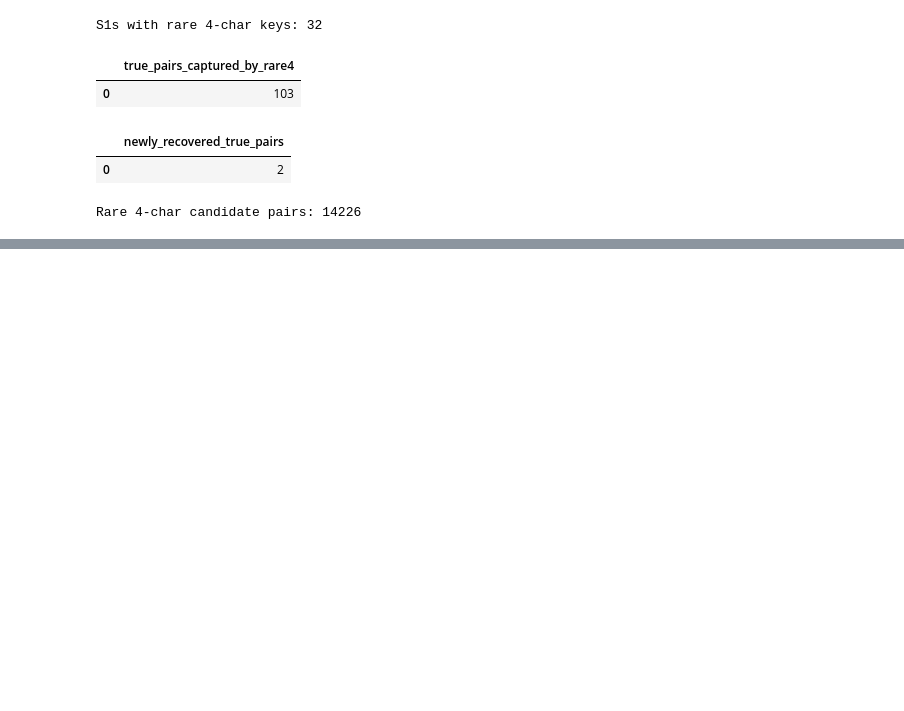
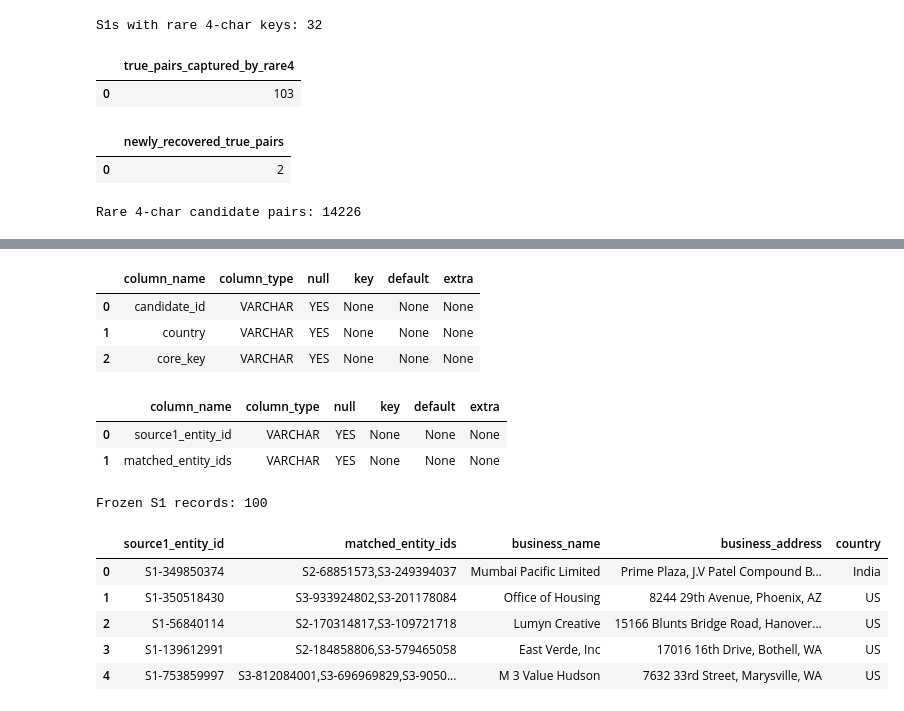
Before and after one commit to anjaliSharma8/amazon-ml, a Jupyter notebook: AIML.ipynb, the cells around one changed output, grey strips where cells are left out. Drawn from its saved outputs; the diff is of its cells as text; code cells hidden in the pictures; blank space fills up the shorter version.

```diff
--- a/AIML.ipynb
+++ b/AIML.ipynb
@@ -6392,0 +9930,7 @@ print("✅ Fast test source table created")
+# %%
+import duckdb
+
+con = duckdb.connect(database=":memory:")
+con.execute("PRAGMA threads=8")
+
+print("✅ DuckDB connection ready")
@@ -6392,0 +16910,44 @@ print("✅ Fast test source table created")
+# %%
+con.execute("""
+DESCRIBE train_core
+""").df()
+# %% [output]
+|  | column_name | column_type | null | key | default | extra |
+| 0 | candidate_id | VARCHAR | YES | None | None | None |
+| 1 | country | VARCHAR | YES | None | None | None |
+| 2 | core_key | VARCHAR | YES | None | None | None |
+# %%
+con.execute("""
+DESCRIBE val_gt_100
+""").df()
+# %% [output]
+|  | column_name | column_type | null | key | default | extra |
+| 0 | source1_entity_id | VARCHAR | YES | None | None | None |
+| 1 | matched_entity_ids | VARCHAR | YES | None | None | None |
+# %%
+test_s1 = con.execute("""
+SELECT
+    g.source1_entity_id,
+    g.matched_entity_ids,
+    s.business_name,
+    s.business_address,
+    s.country
+FROM val_gt_100 g
+JOIN read_csv(
+    'train_source1.tsv',
+    delim='\t',
+    header=true
+) s
+ON g.source1_entity_id = s.entity_id
+""").df()
+
+print("Frozen S1 records:", len(test_s1))
+test_s1.head()
+# %% [output]
+Frozen S1 records: 100
+|  | source1_entity_id | matched_entity_ids | business_name | business_address | country |
+| 0 | S1-349850374 | S2-68851573,S3-249394037 | Mumbai Pacific Limited | Prime Plaza, J.V Patel Compound B... | India |
+| 1 | S1-350518430 | S3-933924802,S3-201178084 | Office of Housing | 8244 29th Avenue, Phoenix, AZ | US |
+| 2 | S1-56840114 | S2-170314817,S3-109721718 | Lumyn Creative | 15166 Blunts Bridge Road, Hanover... | US |
+| 3 | S1-139612991 | S2-184858806,S3-579465058 | East Verde, Inc | 17016 16th Drive, Bothell, WA | US |
+| 4 | S1-753859997 | S3-812084001,S3-696969829,S3-9050... | M 3 Value Hudson | 7632 33rd Street, Marysville, WA | US |
```
Also changed, not shown: parts of 169 cells of this notebook.
